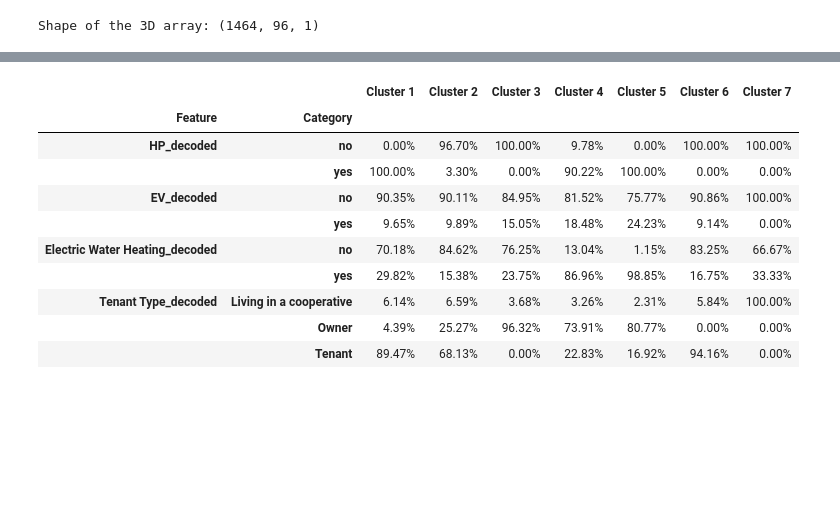
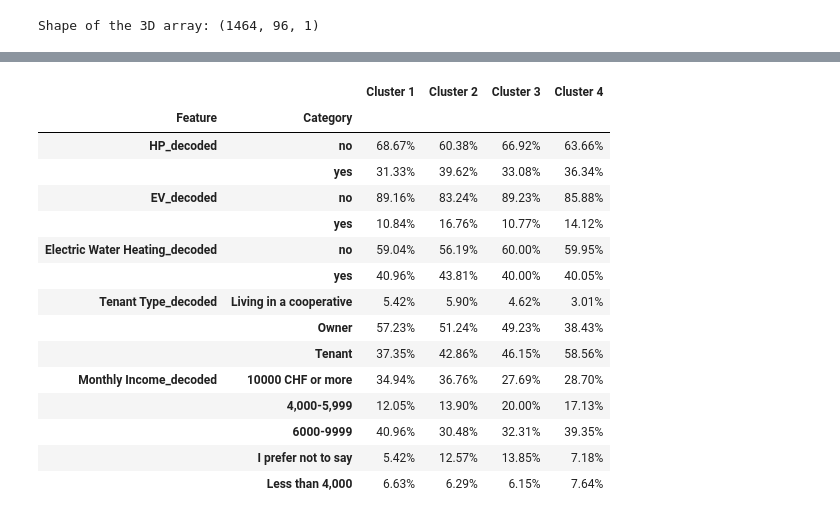
Before and after one commit to jasigrist/Customer_Segmentation_Lantern, a Jupyter notebook: kPrototypes_Clustering.ipynb, the cells around one changed output, grey strips where cells are left out. Cells and saved outputs as stored; diff of their text form; code cells hidden in the pictures; blank space fills up the shorter version.

```diff
--- a/kPrototypes_Clustering.ipynb
+++ b/kPrototypes_Clustering.ipynb
@@ -170,7 +178,9 @@ df = pd.DataFrame({
     'HP': survey_array1,                  # 0/1 integer (e.g., "Has Heat Pump")
     'EV': survey_array2,                  # 0/1 integer (e.g., "Has EV")
     'Electric Water Heating': survey_array3,  # 0/1 integer
-    'Tenant Type': survey_array4
+    'Tenant Type': survey_array4,
+    'Monthly Income_decoded': survey_array5,
+    'Education_decoded' : survey_array6
 })
 
 def decode_codes_with_na(codes, categories, na_label="NaN"):
@@ -186,13 +196,16 @@ df['Tenant Type_decoded'] = decode_codes_with_na(df['Tenant Type'], cat4.cat.cat
 df['HP_decoded'] = decode_codes_with_na(df['HP'], cat1.cat.categories, na_label="NaN")
 df['EV_decoded'] = decode_codes_with_na(df['EV'], cat2.cat.categories, na_label="NaN")
 df['Electric Water Heating_decoded'] = decode_codes_with_na(df['Electric Water Heating'], cat3.cat.categories, na_label="NaN")
+df['Monthly Income_decoded'] = decode_codes_with_na(df['Monthly Income_decoded'], cat5.cat.categories, na_label="NaN")
+df['Education_decoded'] = decode_codes_with_na(df['Education_decoded'], cat6.cat.categories, na_label="NaN")
 
 #print(df)
 # %%
 # Columns to check for 'NaN' string
-decoded_cols = ['HP_decoded', 'EV_decoded', 'Electric Water Heating_decoded', 'Tenant Type_decoded']
+decoded_cols = ['HP_decoded', 'EV_decoded', 'Electric Water Heating_decoded', 'Tenant Type_decoded', 'Monthly Income_decoded', 'Education_decoded']
 
 # Filter out rows where any decoded column has 'NaN'
 df_cleaned = df[~df[decoded_cols].isin(['NaN']).any(axis=1)]
 
-#print(df_cleaned)
+
+print(f'Available households with available survey data: {len(df_cleaned)} out of {len(df)}')
@@ -199,5 +214,5 @@ df_cleaned = df[~df[decoded_cols].isin(['NaN']).any(axis=1)]
 # %%
-cat_columns = ['HP_decoded', 'EV_decoded', 'Electric Water Heating_decoded', 'Tenant Type_decoded']
+cat_columns = ['HP_decoded', 'EV_decoded', 'Electric Water Heating_decoded', 'Tenant Type_decoded', 'Monthly Income_decoded', 'Education_decoded']
 n_features = len(cat_columns)
 
 fig, axes = plt.subplots(n_features, 1, figsize=(12, 4 * n_features))
@@ -226,0 +242,27 @@ plt.show()
+# %%
+cat_columns = ['HP_decoded', 'EV_decoded', 'Electric Water Heating_decoded', 'Tenant Type_decoded', 'Monthly Income_decoded', 'Education_decoded']
+n_features = len(cat_columns)
+
+fig, axes = plt.subplots(n_features, 1, figsize=(12, 4 * n_features))
+
+for i, feature in enumerate(cat_columns):
+    ax = axes[i]
+
+    # Group and pivot data for proportions
+    counts = df_cleaned.groupby(['cluster', feature]).size().unstack(fill_value=0)
+    proportions = counts.div(counts.sum(axis=1), axis=0)  # Normalize to get share per cluster
+
+    # Plot stacked bar chart with proportions
+    proportions.plot(kind='bar', stacked=True, ax=ax)
+
+    # Titles and axis labels
+    ax.set_title(f'Relative Share of {feature} by Cluster')
+    ax.set_ylabel('Relative Share')
+    ax.set_xlabel('Cluster Number')
+
+    # Rotate x-axis tick labels
+    ax.set_xticklabels(ax.get_xticklabels(), rotation=0)
+    ax.legend(title=feature, bbox_to_anchor=(1.05, 1), loc='upper left')
+
+plt.tight_layout()
+plt.show()
@@ -227,39 +271,44 @@ plt.show()
 # %%
-features = ['HP_decoded', 'EV_decoded', 'Electric Water Heating_decoded', 'Tenant Type_decoded']
+features = ['HP_decoded', 'EV_decoded', 'Electric Water Heating_decoded', 'Tenant Type_decoded', 'Monthly Income_decoded']
 dfs = []
 
 for feature in features:
     counts = df_cleaned.groupby(['cluster', feature]).size().unstack(fill_value=0)
 
     fractions = counts.div(counts.sum(axis=1), axis=0)
 
     # Rename cluster index to string with 'Cluster ' prefix
     fractions.index = [f'Cluster {c}' for c in fractions.index]
 
     # Use MultiIndex for rows: (feature, category)
     row_idx = pd.MultiIndex.from_product([[feature], fractions.columns], names=['Feature', 'Category'])
 
     # Transpose to have clusters as columns
     fractions = fractions.T
 
     # Assign MultiIndex rows
     fractions.index = row_idx
 
     dfs.append(fractions)
 
 final_table = pd.concat(dfs)
 
 #print(final_table)
 display(final_table.style.format("{:.2%}"))
 # %% [output]
-|  |  | Cluster 1 | Cluster 2 | Cluster 3 | Cluster 4 | Cluster 5 | Cluster 6 | Cluster 7 |
-| Feature | Category |  |  |  |  |  |  |  |
-| HP_decoded | no | 0.00% | 96.70% | 100.00% | 9.78% | 0.00% | 100.00% | 100.00% |
-|  | yes | 100.00% | 3.30% | 0.00% | 90.22% | 100.00% | 0.00% | 0.00% |
-| EV_decoded | no | 90.35% | 90.11% | 84.95% | 81.52% | 75.77% | 90.86% | 100.00% |
-|  | yes | 9.65% | 9.89% | 15.05% | 18.48% | 24.23% | 9.14% | 0.00% |
-| Electric Water Heating_decoded | no | 70.18% | 84.62% | 76.25% | 13.04% | 1.15% | 83.25% | 66.67% |
-|  | yes | 29.82% | 15.38% | 23.75% | 86.96% | 98.85% | 16.75% | 33.33% |
-| Tenant Type_decoded | Living in a cooperative | 6.14% | 6.59% | 3.68% | 3.26% | 2.31% | 5.84% | 100.00% |
-|  | Owner | 4.39% | 25.27% | 96.32% | 73.91% | 80.77% | 0.00% | 0.00% |
-|  | Tenant | 89.47% | 68.13% | 0.00% | 22.83% | 16.92% | 94.16% | 0.00% |
+|  |  | Cluster 1 | Cluster 2 | Cluster 3 | Cluster 4 |
+| Feature | Category |  |  |  |  |
+| HP_decoded | no | 68.67% | 60.38% | 66.92% | 63.66% |
+|  | yes | 31.33% | 39.62% | 33.08% | 36.34% |
+| EV_decoded | no | 89.16% | 83.24% | 89.23% | 85.88% |
+|  | yes | 10.84% | 16.76% | 10.77% | 14.12% |
+| Electric Water Heating_decoded | no | 59.04% | 56.19% | 60.00% | 59.95% |
+|  | yes | 40.96% | 43.81% | 40.00% | 40.05% |
+| Tenant Type_decoded | Living in a cooperative | 5.42% | 5.90% | 4.62% | 3.01% |
+|  | Owner | 57.23% | 51.24% | 49.23% | 38.43% |
+|  | Tenant | 37.35% | 42.86% | 46.15% | 58.56% |
+| Monthly Income_decoded | 10000 CHF or more | 34.94% | 36.76% | 27.69% | 28.70% |
+|  | 4,000-5,999 | 12.05% | 13.90% | 20.00% | 17.13% |
+|  | 6000-9999 | 40.96% | 30.48% | 32.31% | 39.35% |
+|  | I prefer not to say | 5.42% | 12.57% | 13.85% | 7.18% |
+|  | Less than 4,000 | 6.63% | 6.29% | 6.15% | 7.64% |
```
Also changed, not shown: parts of 11 cells of this notebook, 18 other files.
